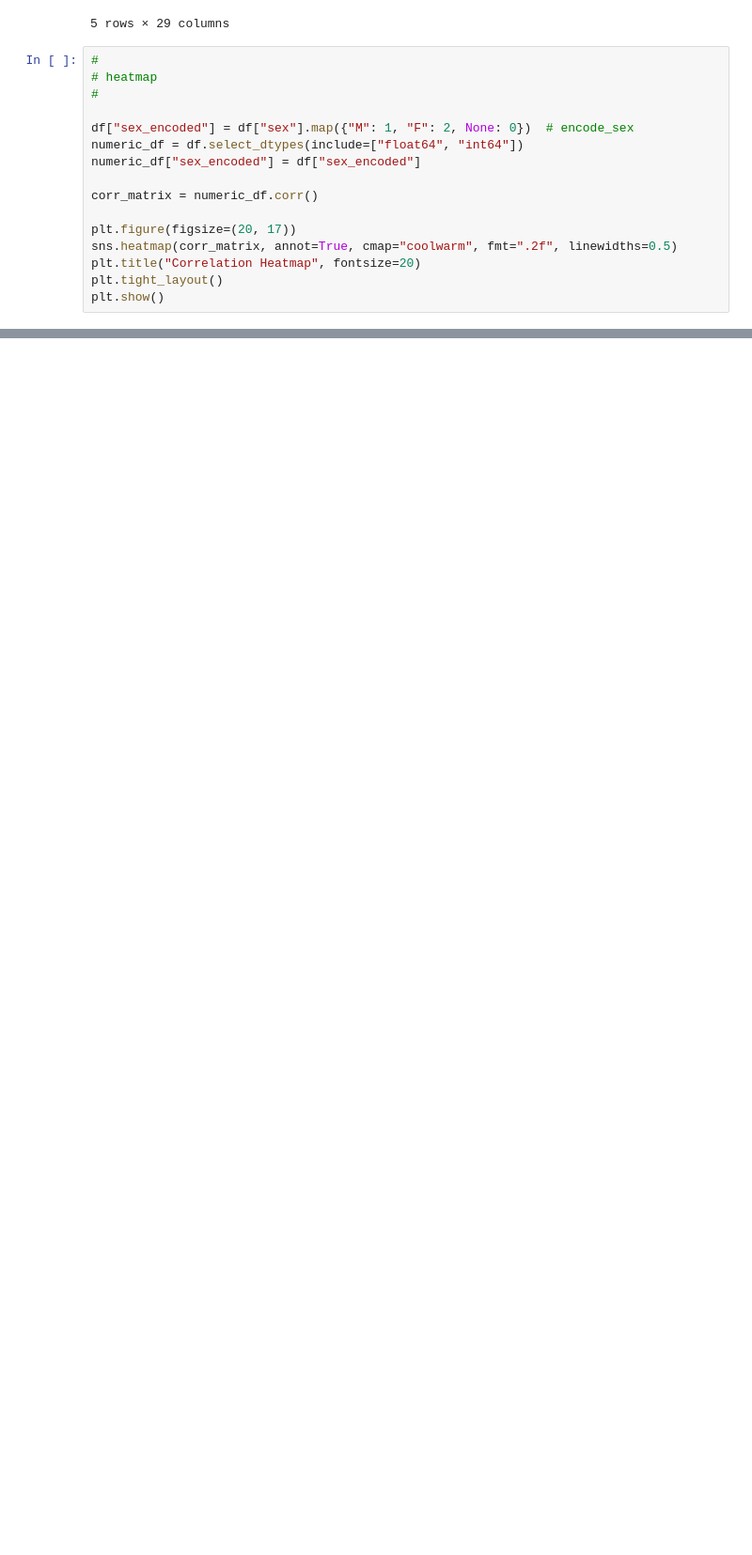
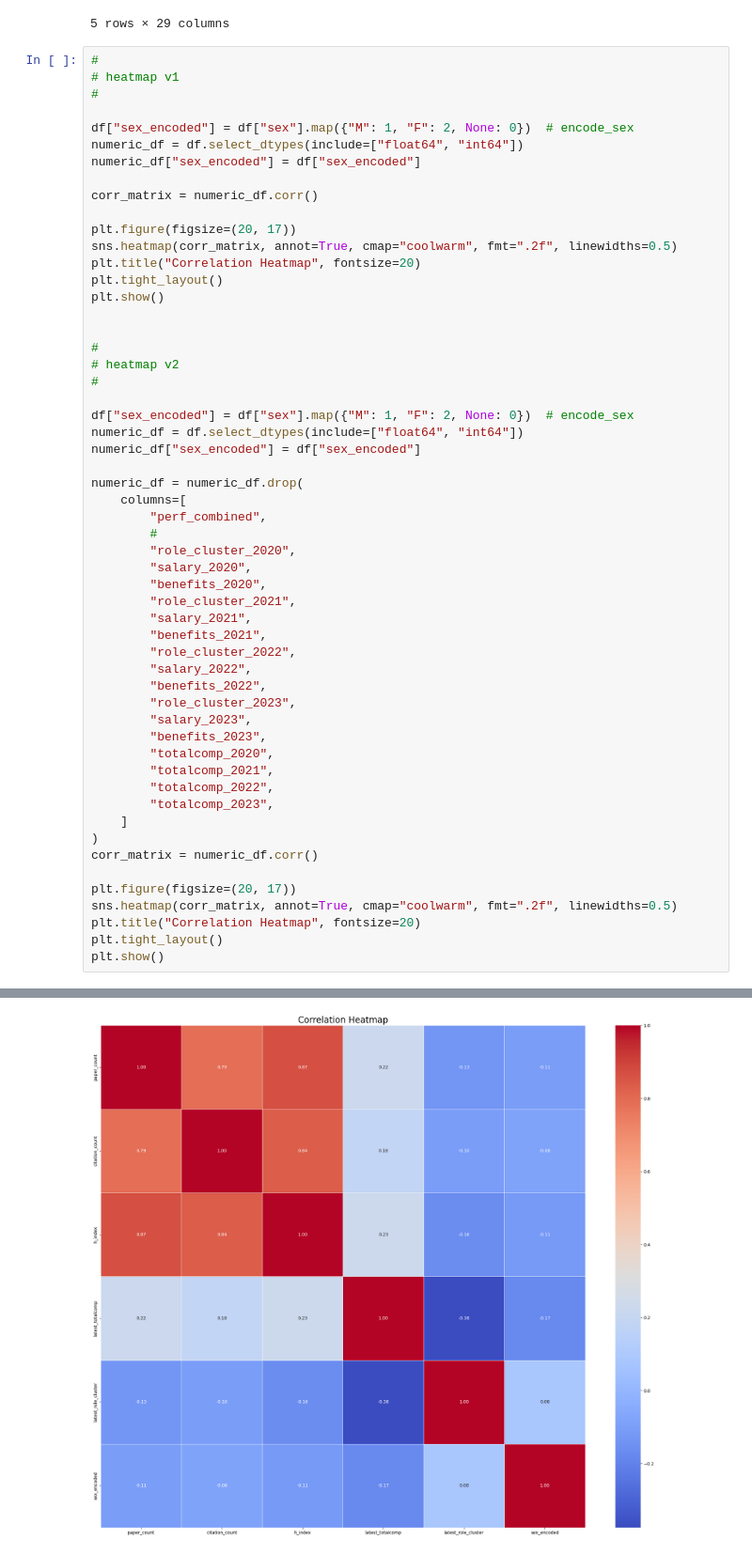
Before and after one commit to sueszli/uwaterloos-sunshines, a Jupyter notebook: src/plots.ipynb, the cells around one changed output, grey strips where cells are left out. Shown: that part at 94% size. Cells and saved outputs as stored; diff of their text form; blank space fills up the shorter version.

```diff
--- a/src/plots.ipynb
+++ b/src/plots.ipynb
@@ -132,22 +132,62 @@ dtype: object
 5 rows × 29 columns
 # %%
 #
-# heatmap
+# heatmap v1
 #
 
 df["sex_encoded"] = df["sex"].map({"M": 1, "F": 2, None: 0})  # encode_sex
 numeric_df = df.select_dtypes(include=["float64", "int64"])
 numeric_df["sex_encoded"] = df["sex_encoded"]
 
 corr_matrix = numeric_df.corr()
 
 plt.figure(figsize=(20, 17))
 sns.heatmap(corr_matrix, annot=True, cmap="coolwarm", fmt=".2f", linewidths=0.5)
 plt.title("Correlation Heatmap", fontsize=20)
 plt.tight_layout()
 plt.show()
+
+
+#
+# heatmap v2
+#
+
+df["sex_encoded"] = df["sex"].map({"M": 1, "F": 2, None: 0})  # encode_sex
+numeric_df = df.select_dtypes(include=["float64", "int64"])
+numeric_df["sex_encoded"] = df["sex_encoded"]
+
+numeric_df = numeric_df.drop(
+    columns=[
+        "perf_combined",
+        #
+        "role_cluster_2020",
+        "salary_2020",
+        "benefits_2020",
+        "role_cluster_2021",
+        "salary_2021",
+        "benefits_2021",
+        "role_cluster_2022",
+        "salary_2022",
+        "benefits_2022",
+        "role_cluster_2023",
+        "salary_2023",
+        "benefits_2023",
+        "totalcomp_2020",
+        "totalcomp_2021",
+        "totalcomp_2022",
+        "totalcomp_2023",
+    ]
+)
+corr_matrix = numeric_df.corr()
+
+plt.figure(figsize=(20, 17))
+sns.heatmap(corr_matrix, annot=True, cmap="coolwarm", fmt=".2f", linewidths=0.5)
+plt.title("Correlation Heatmap", fontsize=20)
+plt.tight_layout()
+plt.show()
 # %% [output]
 [figure]
+[figure, added]
 # %%
 # IDEA: demographics
 # - male/female ratio
```
